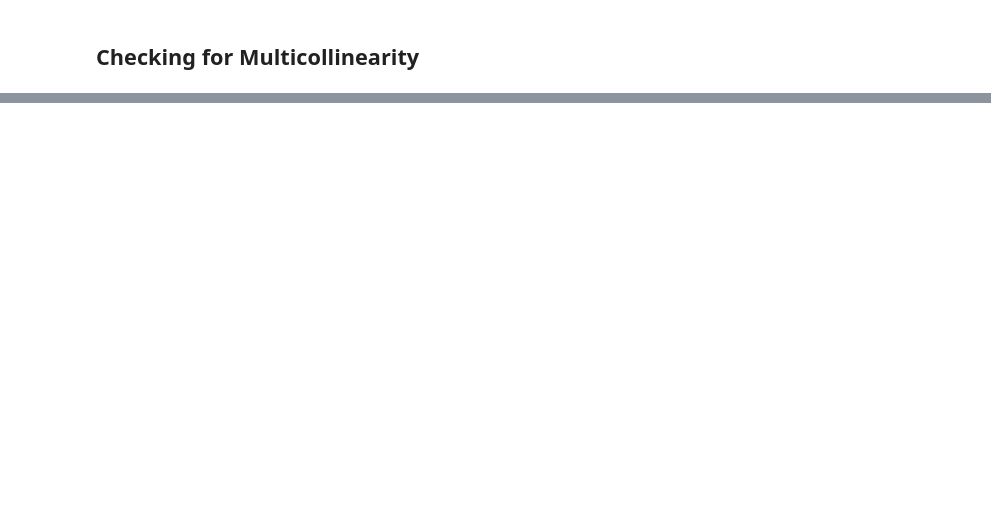
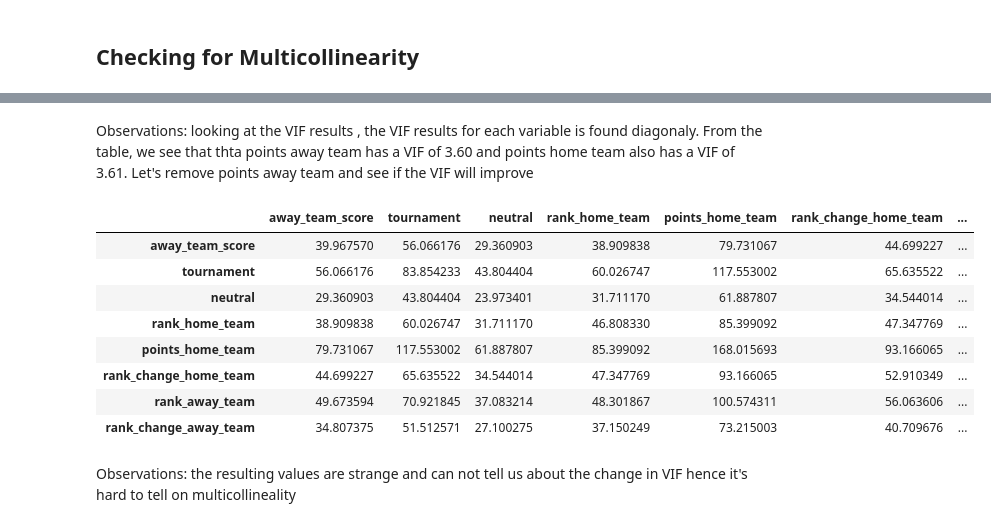
Before and after one commit to nchebet09/Naomi-s-Week-6-IP, a Jupyter notebook: Naomi's_Week_6_IP.ipynb, the cells around one changed output, grey strips where cells are left out. Cells and saved outputs as stored; diff of their text form; code cells hidden in the pictures; blank space fills up the shorter version.

```diff
--- a/Naomi's_Week_6_IP.ipynb
+++ b/Naomi's_Week_6_IP.ipynb
@@ -790,0 +1102,18 @@ plt.show()
+# %% [markdown]
+Observations: looking at the VIF results , the VIF results for each variable is found diagonaly. From the table, we see that thta points away team has a VIF of 3.60 and points home team also has a VIF of 3.61. Let's remove points away team and see if the VIF will improve
+# %%
+point_away_team_dropped = correlations.drop(columns=['points_away_team'])
+correlations = point_away_team_dropped.corr()
+pd.DataFrame(np.linalg.inv(correlations.values), index = correlations.index, columns= correlations.columns)
+# %% [output]
+|  | away_team_score | tournament | neutral | rank_home_team | points_home_team | rank_change_home_team | ... |
+| away_team_score | 39.967570 | 56.066176 | 29.360903 | 38.909838 | 79.731067 | 44.699227 | ... |
+| tournament | 56.066176 | 83.854233 | 43.804404 | 60.026747 | 117.553002 | 65.635522 | ... |
+| neutral | 29.360903 | 43.804404 | 23.973401 | 31.711170 | 61.887807 | 34.544014 | ... |
+| rank_home_team | 38.909838 | 60.026747 | 31.711170 | 46.808330 | 85.399092 | 47.347769 | ... |
+| points_home_team | 79.731067 | 117.553002 | 61.887807 | 85.399092 | 168.015693 | 93.166065 | ... |
+| rank_change_home_team | 44.699227 | 65.635522 | 34.544014 | 47.347769 | 93.166065 | 52.910349 | ... |
+| rank_away_team | 49.673594 | 70.921845 | 37.083214 | 48.301867 | 100.574311 | 56.063606 | ... |
+| rank_change_away_team | 34.807375 | 51.512571 | 27.100275 | 37.150249 | 73.215003 | 40.709676 | ... |
+# %% [markdown]
+Observations: the resulting values are strange and can not tell us about the change in VIF hence it's hard to tell on multicollineality
```
Also changed, not shown: parts of 33 cells of this notebook.
